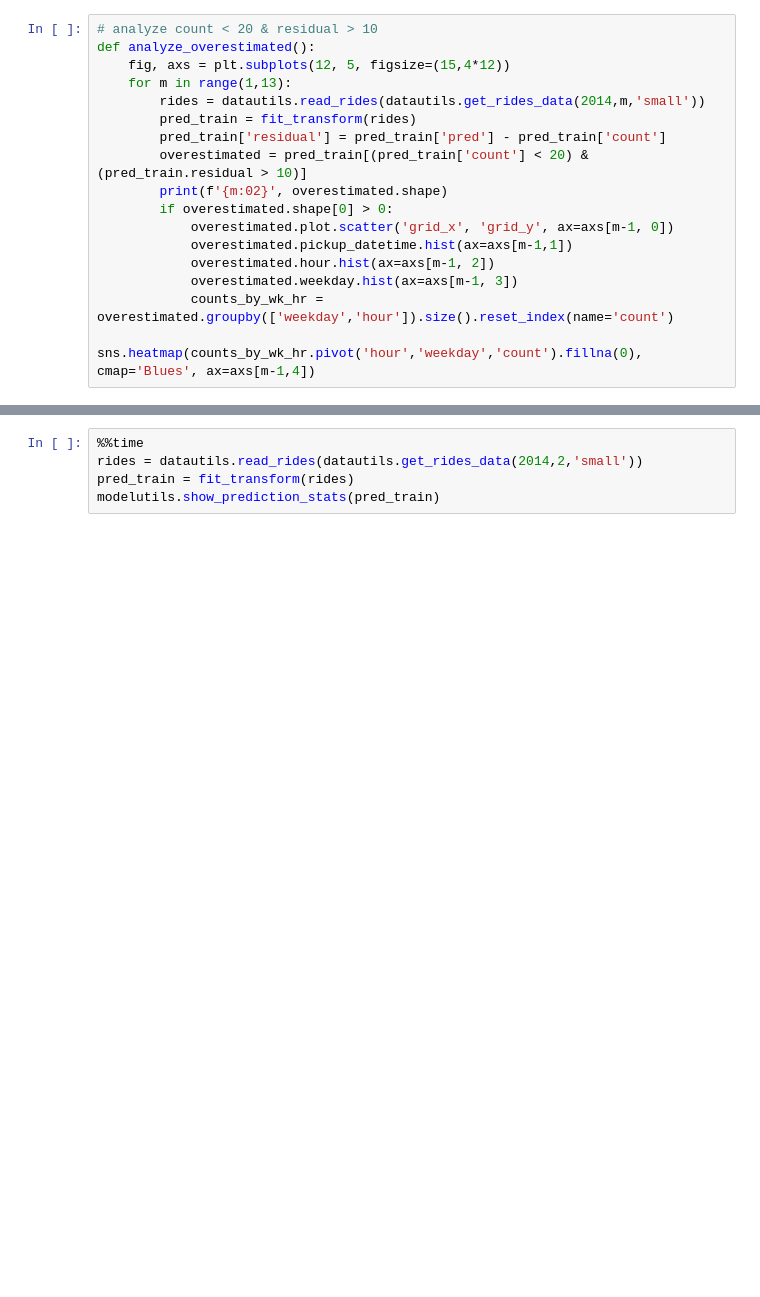
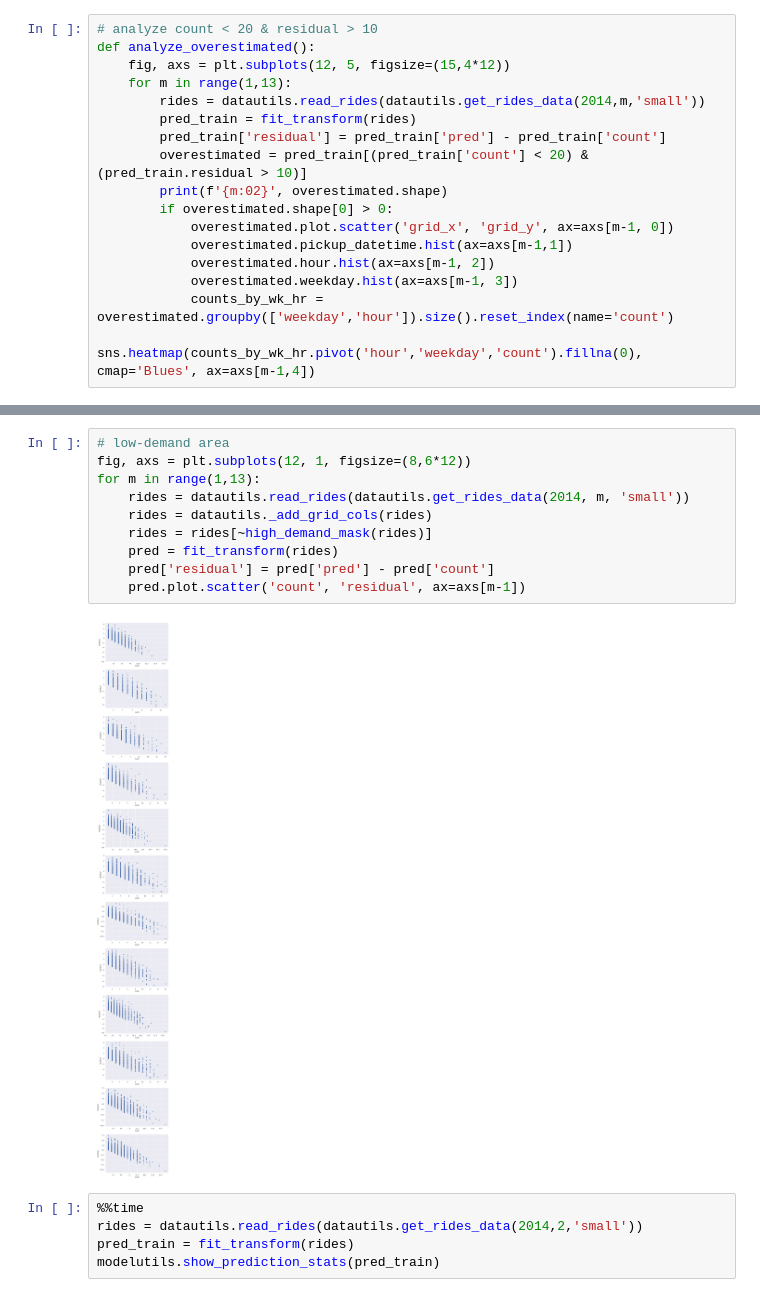
Before and after one commit to atkm/taxi-demand-prediction, a Jupyter notebook: Baseline Prediction Model.ipynb, the cells around one changed output, grey strips where cells are left out. Drawn from its saved outputs; the diff is of its cells as text; blank space fills up the shorter version.

```diff
--- a/Baseline Prediction Model.ipynb
+++ b/Baseline Prediction Model.ipynb
@@ -191,3 +207,15 @@ KeyboardInterrupt:
+# %%
+# low-demand area
+fig, axs = plt.subplots(12, 1, figsize=(8,6*12))
+for m in range(1,13):
+    rides = datautils.read_rides(datautils.get_rides_data(2014, m, 'small'))
+    rides = datautils._add_grid_cols(rides)
+    rides = rides[~high_demand_mask(rides)]
+    pred = fit_transform(rides)
+    pred['residual'] = pred['pred'] - pred['count']
+    pred.plot.scatter('count', 'residual', ax=axs[m-1])
+# %% [output]
+[figure, added]
 # %%
 %%time
 rides = datautils.read_rides(datautils.get_rides_data(2014,2,'small'))
```
Also changed, not shown: parts of 8 cells of this notebook, 1 other file.
